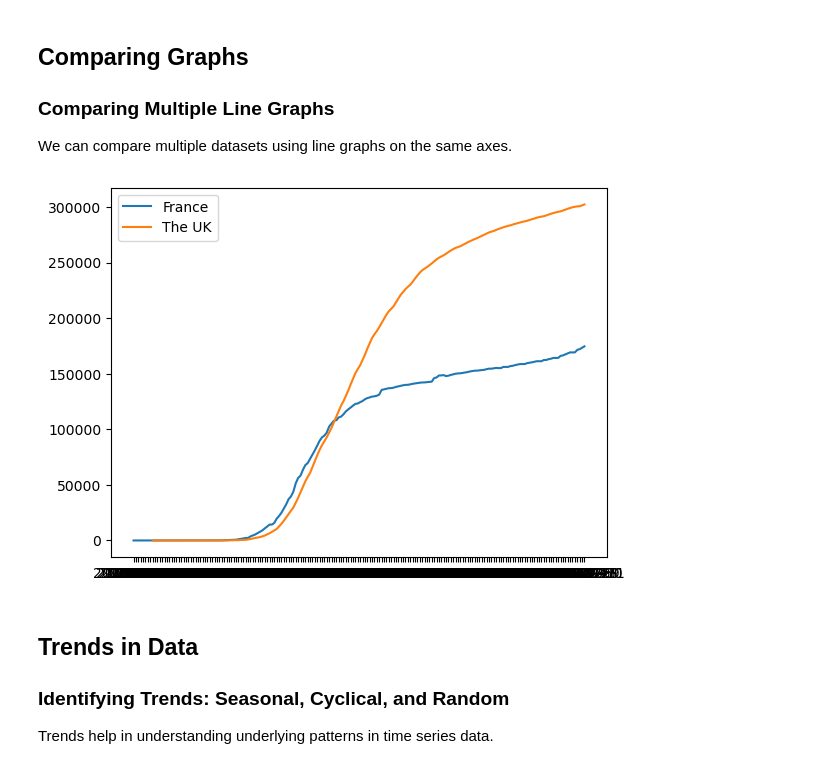
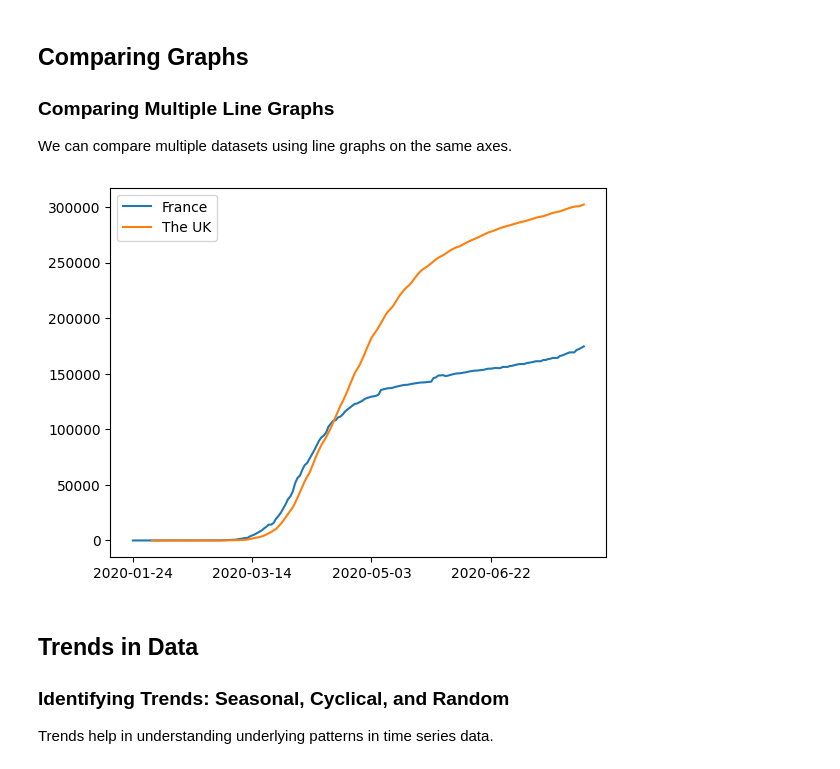
Before and after one commit to RichardMorris/TRUR2288-25-26, a Jupyter notebook: Lesson 6 - Data Visualisation.ipynb, the cells around one changed output. Drawn from its saved outputs; the diff is of its cells as text; code cells hidden in the pictures.

```diff
--- a/Lesson 6 - Data Visualisation.ipynb
+++ b/Lesson 6 - Data Visualisation.ipynb
@@ -35,6 +35,6 @@ plt.show()
 # %%
 import pandas as pd
-who_time_series = pd.read_csv('WHO_time_series.csv')
+who_time_series = pd.read_csv('Datasets/WHO_time_series.csv')
 print(who_time_series.head())
 # %% [output]
   Date_reported Country  New_cases  Cumulative_cases  New_deaths  \
@@ -99,14 +99,18 @@ plt.show()
 ### Comparing Multiple Line Graphs
 We can compare multiple datasets using line graphs on the same axes.
 # %%
+france = who_time_series[who_time_series['Country'] == 'France']
+uk = who_time_series[who_time_series['Country'] == 'The United Kingdom']
+
 plt.plot(france['Date_reported'], france['Cumulative_cases'],
          label='France')
 plt.plot(uk['Date_reported'], uk['Cumulative_cases'],
          label='The UK')
+plt.xticks(  np.arange(0, len(uk['Date_reported']), 50))
 plt.legend()
 plt.show()
 # %% [output]
-[figure, old version]
+[figure, new version]
 # %%
 import pandas as pd
 import matplotlib.pyplot as plt
```
Also changed, not shown: parts of 3 cells of this notebook.
